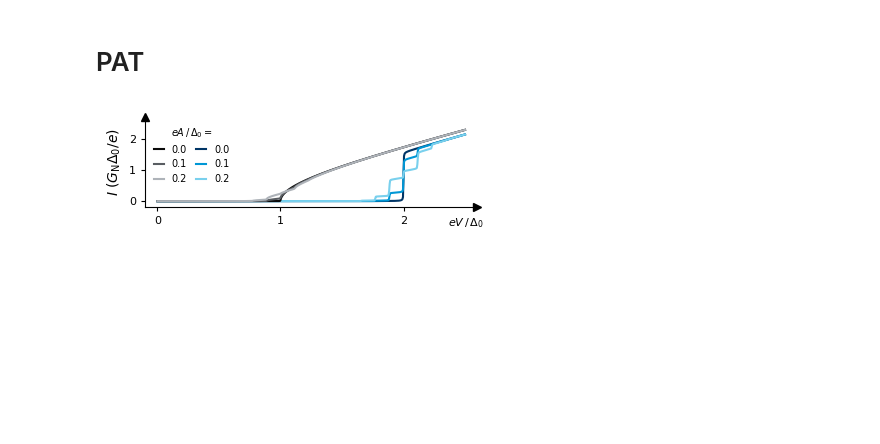
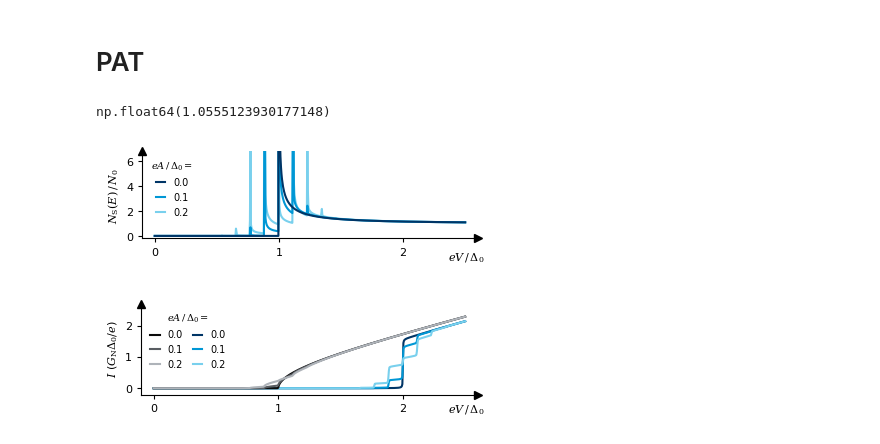
Before and after one commit to schmampf/dissertation, a Jupyter notebook: theory/micro/micro.ipynb, the cells around one changed output. Drawn from its saved outputs; the diff is of its cells as text; code cells hidden in the pictures; blank space fills up the shorter version.

```diff
--- a/theory/micro/micro.ipynb
+++ b/theory/micro/micro.ipynb
@@ -816,8 +814,11 @@ T_K = 0.0
 Gamma_meV = 0.0
 nu_GHz = 5.0
 
+N_S = np.full((A_mV.shape[0], V_mV.shape[0]), np.nan)
 I_NS = np.full((A_mV.shape[0], V_mV.shape[0]), np.nan)
 I_SS = np.full((A_mV.shape[0], V_mV.shape[0]), np.nan)
+
+N_S_0 = N_of_E(E_meV=V_mV, Delta_meV=Delta_meV, Gamma_meV=Gamma_meV)
 
 I_NS_0 = get_I_nA(
     V_mV=V_mV,
@@ -834,6 +835,7 @@ I_SS_0 = get_I_nA(
     Gamma_meV=Gamma_meV,
 )
 
+N_S = get_I_nA_tg(A_mV=A_mV, V_mV=V_mV, I_nA=N_S_0, nu_GHz=nu_GHz)
 I_NS = get_I_nA_tg(A_mV=A_mV, V_mV=V_mV, I_nA=I_NS_0, nu_GHz=nu_GHz)
 I_SS = get_I_nA_tg(A_mV=A_mV, V_mV=V_mV, I_nA=I_SS_0, nu_GHz=nu_GHz)
 
@@ -842,6 +844,72 @@ dIdV_SS = np.gradient(I_SS, V_mV, axis=1) / G_0_muS
 
 I_NS /= Delta_meV * G_0_muS
 I_SS /= Delta_meV * G_0_muS
+# %%
+np.mean(N_S)
+# %% [output]
+np.float64(1.0555123930177148)
+# %%
+fig, ax = plt.subplots(figsize=(3.8, 1.2))
+
+for i, A in enumerate(A_mV):
+    # NS
+    ax.plot(
+        V_mV / Delta_meV,
+        N_S[i, :],
+        color=cmap(clim=(0.1, 0.8))(i / len(A_mV)),
+        zorder=10 - i,
+        label=f"{A/Delta_meV:1.1f}",
+    )
+
+ax.set_xlim(-0.1, 2.6)
+ax.set_xticks([0, 1, 2])
+ax.set_ylim(-0.2, 6.8)
+ax.set_yticks([0, 2, 4, 6])
+
+for spine in ["top", "right"]:
+    ax.spines[spine].set_visible(False)
+x_lim = ax.get_xlim()
+y_lim = ax.get_ylim()
+ax_trans = ax.get_xaxis_transform()
+ax.plot(x_lim[1], y_lim[0], ">", color="k", clip_on=False)
+ax.plot(x_lim[0], y_lim[1], "^", color="k", clip_on=False)
+ax.set_xlim(x_lim)
+ax.set_ylim(y_lim)
+ax.tick_params(
+    axis="both",
+    direction="out",
+    length=3,
+    labelsize=8,
+    color="k",
+    labelcolor="k",
+)
+
+ax.text(
+    x_lim[1] + np.abs(x_lim[1] - x_lim[0]) / 50,
+    (y_lim[0] - y_lim[1]) / 6,
+    "$eV\\,/\\,\\Delta_0$",
+    ha="right",
+    va="top",
+    fontsize=8,
+)
+ax.set_ylabel("$N_\\mathrm{S}(E)\\,/\\,N_0$")
+
+ax.legend(
+    title="$eA\\,/\\,\\Delta_0 = $",
+    handlelength=1.0,
+    loc="upper left",
+    frameon=False,
+    fontsize=7,
+    title_fontsize=7,
+    ncols=1,
+    columnspacing=1.0,
+)
+
+fig.tight_layout(pad=0.1)
+# fig.savefig("pat-dos.pgf")
+# fig.savefig("pat-dos.pdf")
+# %% [output]
+[figure, added]
 # %%
 fig, ax = plt.subplots(figsize=(3.8, 1.2))
 
@@ -910,10 +978,10 @@ ax.legend(
 )
 
 fig.tight_layout(pad=0.1)
-fig.savefig("micro-pat-iv.pgf")
-fig.savefig("micro-pat-iv.pdf")
+fig.savefig("pat-iv.pgf")
+fig.savefig("pat-iv.pdf")
 # %% [output]
-[figure, old version]
+[figure, new version]
 # %%
 fig, ax = plt.subplots(figsize=(3.8, 1.0))
 
```
Also changed, not shown: parts of 10 cells of this notebook, 34 other files.
